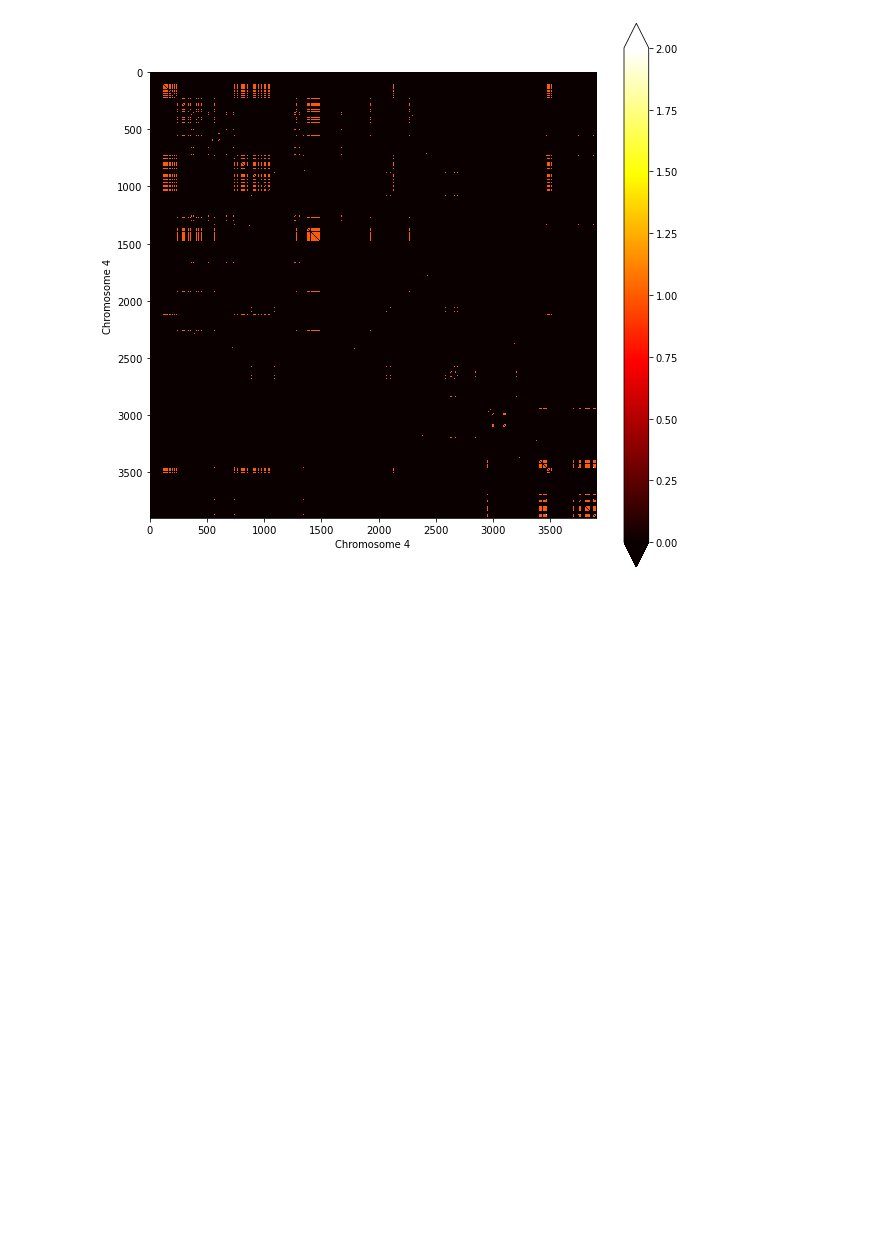
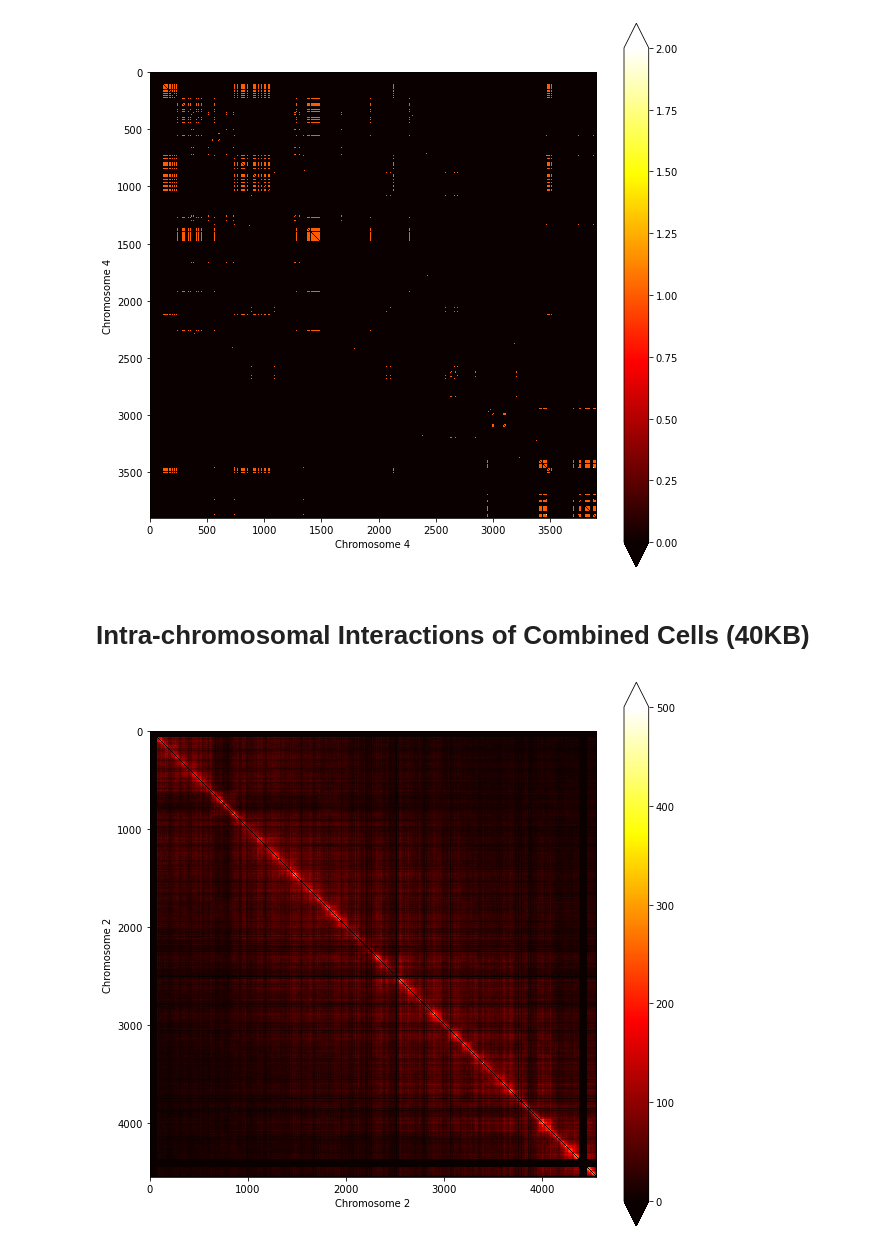
Before and after one commit to malperyilmaz/public_jupyter, a Jupyter notebook: Single_Cell_vs_Bulk_Cells.ipynb, the cells around one changed output. Cells and saved outputs as stored; diff of their text form; code cells hidden in the pictures; blank space fills up the shorter version.

```diff
--- a/Single_Cell_vs_Bulk_Cells.ipynb
+++ b/Single_Cell_vs_Bulk_Cells.ipynb
@@ -145,3 +145,17 @@ plt.ylabel("Chromosome 4")
 plt.show()
 # %% [output]
 [figure]
+# %% [markdown]
+# Intra-chromosomal Interactions of Combined Cells (40KB)
+# %%
+combined_matrix_4OKB=np.loadtxt("../Scripts/combined_40kb.out")
+# %%
+plt.figure(figsize=(10, 10))
+plt.imshow(combined_matrix_4OKB, cmap='hot', interpolation='nearest')
+plt.colorbar(extend='both')
+#plt.clim(0, 0.0009);
+plt.xlabel("Chromosome 2")
+plt.ylabel("Chromosome 2")
+plt.show()
+# %% [output]
+[figure, added]
```
